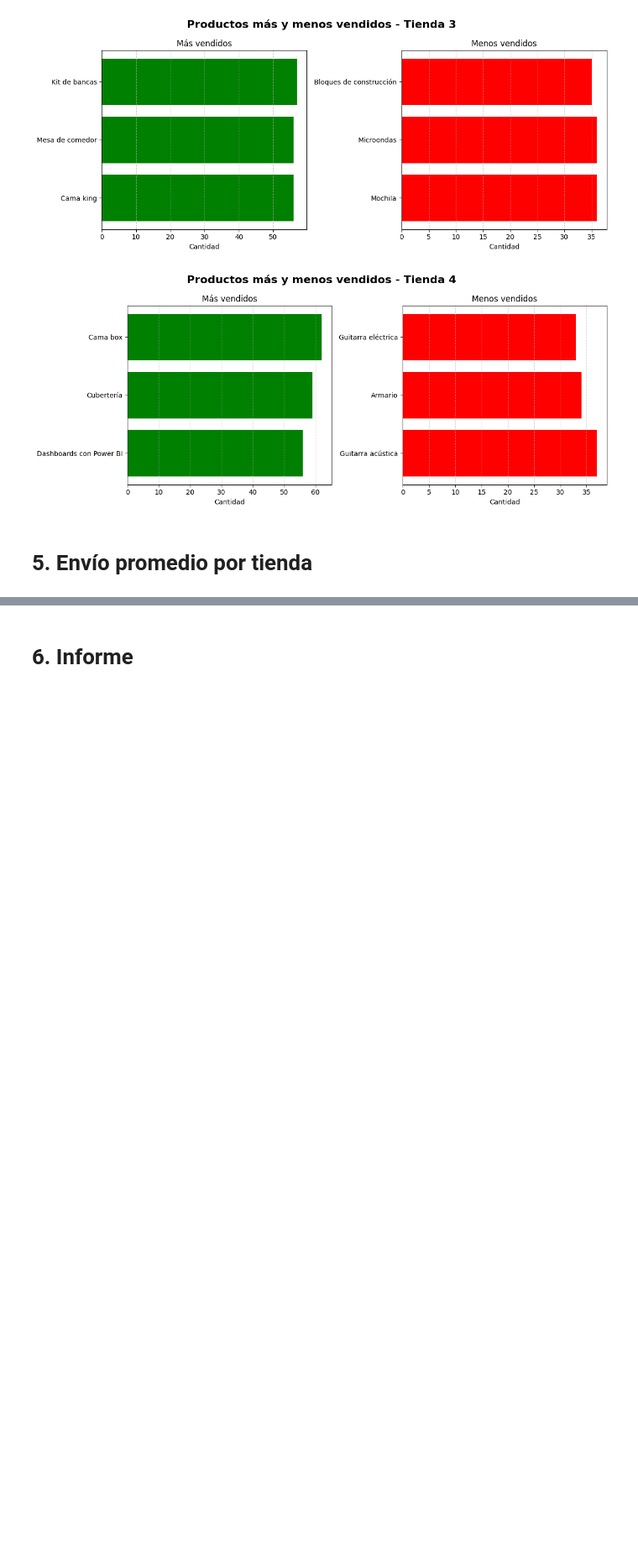
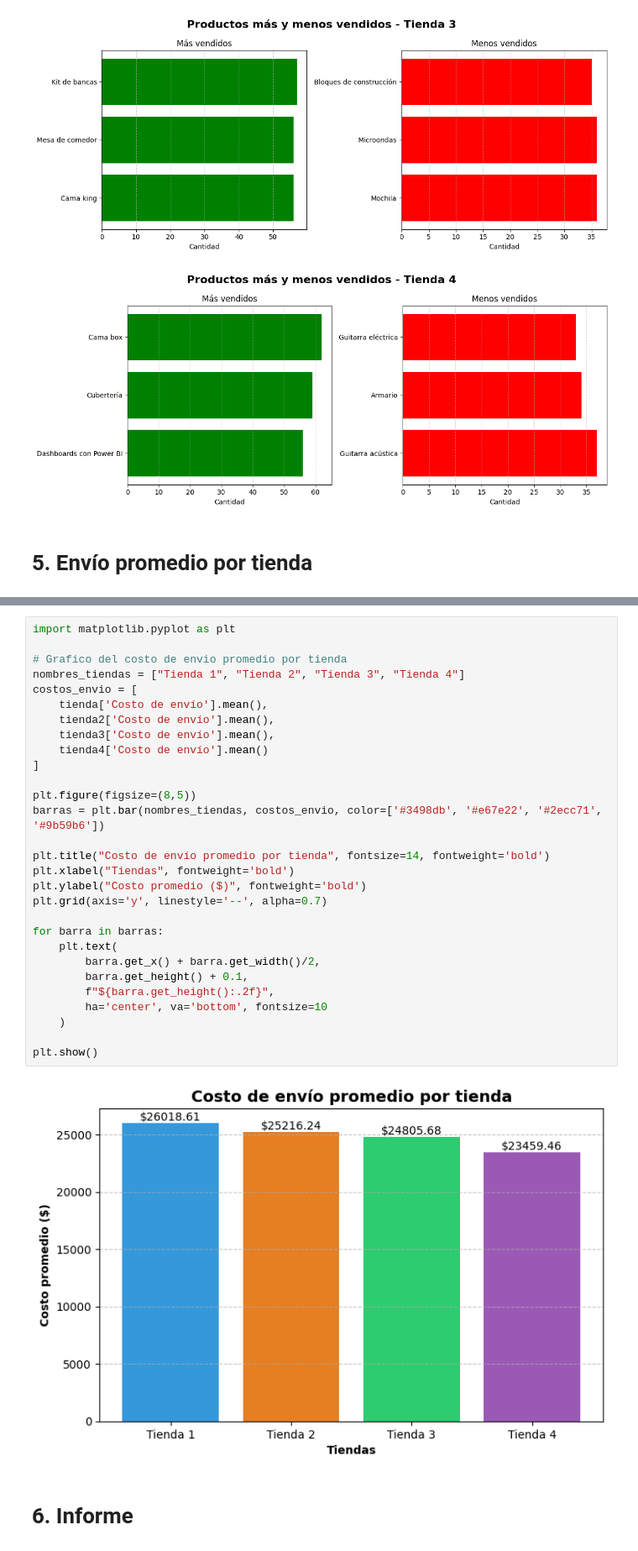
Before and after one commit to esteb4n14/challenge1-data-science-latam, a Jupyter notebook: AluraStoreLatam.ipynb, the cells around one changed output, grey strips where cells are left out. Shown: that part at 84% size. Cells and saved outputs as stored; diff of their text form; blank space fills up the shorter version.

Commit message:
Envío promedio por tienda

```diff
--- a/AluraStoreLatam.ipynb
+++ b/AluraStoreLatam.ipynb
@@ -258,2 +276,33 @@ grafico_productos_extremos(tienda4, "Tienda 4")
+# %%
+import matplotlib.pyplot as plt
+
+# Grafico del costo de envio promedio por tienda
+nombres_tiendas = ["Tienda 1", "Tienda 2", "Tienda 3", "Tienda 4"]
+costos_envio = [
+    tienda['Costo de envío'].mean(),
+    tienda2['Costo de envío'].mean(),
+    tienda3['Costo de envío'].mean(),
+    tienda4['Costo de envío'].mean()
+]
+
+plt.figure(figsize=(8,5))
+barras = plt.bar(nombres_tiendas, costos_envio, color=['#3498db', '#e67e22', '#2ecc71', '#9b59b6'])
+
+plt.title("Costo de envío promedio por tienda", fontsize=14, fontweight='bold')
+plt.xlabel("Tiendas", fontweight='bold')
+plt.ylabel("Costo promedio ($)", fontweight='bold')
+plt.grid(axis='y', linestyle='--', alpha=0.7)
+
+for barra in barras:
+    plt.text(
+        barra.get_x() + barra.get_width()/2,
+        barra.get_height() + 0.1,
+        f"${barra.get_height():.2f}",
+        ha='center', va='bottom', fontsize=10
+    )
+
+plt.show()
+# %% [output]
+[figure, added]
 # %% [markdown]
 # 6. Informe
```
Also changed, not shown: parts of 1 cell of this notebook.
